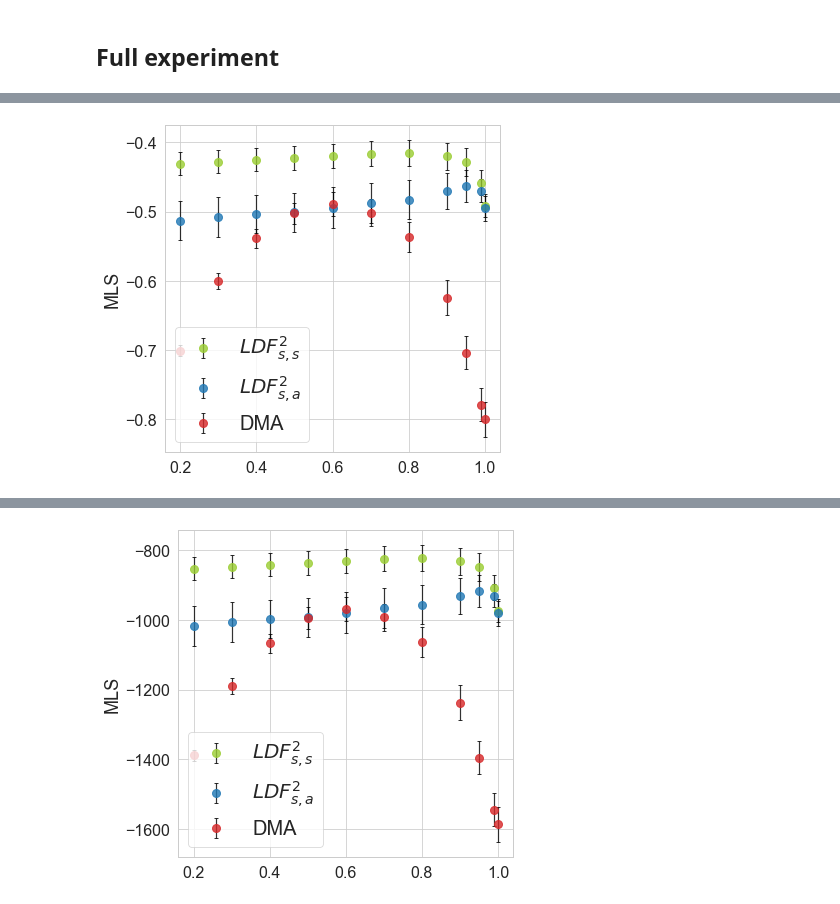
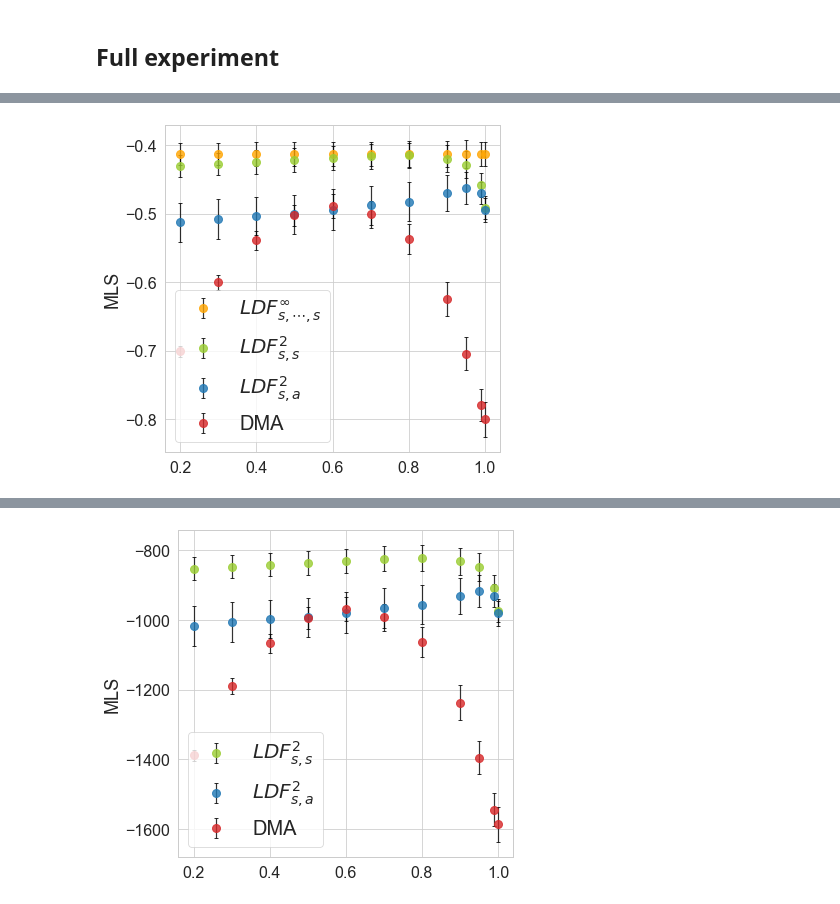
Before and after one commit to dbernaciak/ldf, a Jupyter notebook: notebooks/simulation_study.ipynb, the cells around one changed output, grey strips where cells are left out. Saved outputs shown, nothing was run; the diff lists cells and outputs as text; code cells hidden in the pictures.

```diff
--- a/notebooks/simulation_study.ipynb
+++ b/notebooks/simulation_study.ipynb
@@ -257,0 +399,3 @@ np.log(np.mean(log_lik, axis=1)).sum()
+# %%
+t = 1000
+scales = [np.array([(deco_quantiles[t, :, 0][-i-1] - deco_quantiles[t, :, 0][i]) / (2 * norm.ppf(0.975 - i*0.025)) for i in range(19)]).mean() for t in range(2001)]
@@ -257,0 +408,11 @@ np.log(np.mean(log_lik, axis=1)).sum()
+# %%
+false_idx = (pd.DataFrame(deco_quantiles[:,:,0]).T < y).idxmin(axis=0) # first index with false. If 0 then all are true or all are false
+deco_log_lik = np.empty(T)
+for i in range(T):
+    if false_idx[i] == 0:
+        if (pd.DataFrame(deco_quantiles[:,:,0]).T < y)[i].sum() > 1:
+            deco_log_lik[i] = np.log(0.025 / (pd.DataFrame(deco_quantiles[:,:,0]).T[i].iloc[-1] - pd.DataFrame(deco_quantiles[:,:,0]).T[i].iloc[-2]))
+        else:
+            deco_log_lik[i] = np.log(0.025 / (pd.DataFrame(deco_quantiles[:,:,0]).T[i].iloc[1] - pd.DataFrame(deco_quantiles[:,:,0]).T[i].iloc[0]))
+    else:
+        deco_log_lik[i] = np.log(0.025 / (pd.DataFrame(deco_quantiles[:,:,0]).T[i].iloc[false_idx[i]] - pd.DataFrame(deco_quantiles[:,:,0]).T[i].iloc[false_idx[i]-1]))
@@ -264,10 +463,10 @@ results_cumulative = {"bma": [], "avg": []}
 # results = {"bma": []}
 num_runs = 10
 windows = [5] # rolling window length
-ns = [1, 2, 3, 4, 5, 6] # [1] #
+ns = [1] # [1, 2, 3, 4, 5, 6] # [1] #
 discount_factors = np.array([1, 0.99, 0.95, 0.9, 0.8, 0.7, 0.6, 0.5, 0.4, 0.3, 0.2, 0.001])
 c = 10**-20
-
+#perfect_forecast = []
 # dense settings
 #alphas = np.linspace(0.2, 1.0, 81)
 #deltas = np.linspace(0.2, 1.0, 81)
@@ -279,7 +478,7 @@ for run in tqdm(range(num_runs)):
     levels = levels # generate_levels2() # levels #generate_levels2()
     forecasts, y = get_forecasts(levels)
     forecasts_lik = norm.pdf(y, loc=forecasts, scale=sigma_y)
-
+    #perfect_forecast.append(norm.pdf(y, loc=levels+st.norm.rvs(size=T, scale=3), scale=sigma_y))
     for n in ns:
         comb = list(set(itertools.combinations(np.arange(K), n)))
         comb = [list(t) for t in comb]
@@ -289,7 +488,8 @@ for run in tqdm(range(num_runs)):
         results_cumulative["avg"].append(np.log(forecasts_lik.mean(axis=0))[20:].sum())
         for rolling_window_length in windows:
             max_idx = avg_forecasts_loglik.rolling(rolling_window_length, min_periods=rolling_window_length, axis=1).sum().idxmax()
-            best_n_loglik = np.asarray([avg_forecasts_loglik.loc[idx][j+1] for idx, j in zip(max_idx[19:], avg_forecasts_loglik.columns[19:-1])])
+            best_n_loglik = np.asarray([avg_forecasts_loglik.loc[idx][j] for idx, j in zip(max_idx[-1981-1:-1], avg_forecasts_loglik.columns[20:])])
+            #best_n_loglik = np.asarray([avg_forecasts_loglik.loc[idx][j+1] for idx, j in zip(max_idx[19:], avg_forecasts_loglik.columns[19:-1])])
             if "avg_" + str(n) + "_" + str(rolling_window_length) not in results.keys():
                 results["avg_" + str(n) + "_" + str(rolling_window_length)] = []
                 results_cumulative["avg_" + str(n) + "_" + str(rolling_window_length)] = []
@@ -314,7 +514,18 @@ for run in tqdm(range(num_runs)):
             results_cumulative["ldfs_" + str(delta)] = []
         results["ldfs_" + str(delta)].append(res["logscores"][j][19:].mean())
         results_cumulative["ldfs_" + str(delta)].append(res["logscores"][j][19:].sum())
-
+    ######
+    n = 20
+    discount_fac = [discount_factors] * n
+    activation_functions = ['softmax'] * n
+    res = ldf(log_likelihoods, levels=n, discount_factors=discount_fac, activation_functions=activation_functions, c=c)
+    for j, delta in enumerate(discount_factors):
+        if "ldfss_" + str(delta) not in results.keys():
+            results["ldfss_" + str(delta)] = []
+            results_cumulative["ldfss_" + str(delta)] = []
+        results["ldfss_" + str(delta)].append(res["logscores"][j][19:].mean())
+        results_cumulative["ldfss_" + str(delta)].append(res["logscores"][j][19:].sum())
+    ######
     bma_res = ldf(log_likelihoods, levels=2, discount_factors=[1, 1], activation_functions=["softmax", "argmax"], c=0)
     results["bma"].append(bma_res["logscores"][0][19:].mean())
     results_cumulative["bma"].append(bma_res["logscores"][0][19:].sum())
@@ -352,18 +563,24 @@ df_res1.style.format("{:.2f}")
 # %%
 ldfa_df = df_res1[df_res1.index.str.contains("ldfa")]
 ldfa_df.index = [float(i[1]) for i in ldfa_df.index.str.split("_")]
-ldfs_df = df_res1[df_res1.index.str.contains("ldfs")]
+ldfs_df = df_res1[df_res1.index.str.contains("ldfs_")]
 ldfs_df.index = [float(i[1]) for i in ldfs_df.index.str.split("_")]
+
+ldfss_df = df_res1[df_res1.index.str.contains("ldfss")]
+ldfss_df.index = [float(i[1]) for i in ldfss_df.index.str.split("_")]
+
 dma_df = df_res1[df_res1.index.str.contains("dma")]
 dma_df.index = [float(i[1]) for i in dma_df.index.str.split("_")]
 fig, ax = plt.subplots(1, 1, figsize=(6,6))
+ax.errorbar(ldfs_df.index.to_list()[:-1], ldfss_df["mean"].to_list()[:-1], yerr=ldfs_df["std"].to_list()[:-1], fmt='o', color='orange', ecolor='black', label="$LDF_{s, \cdots, s}^{\infty}$", markersize=8, alpha=0.8)
 ax.errorbar(ldfs_df.index.to_list()[:-1], ldfs_df["mean"].to_list()[:-1], yerr=ldfs_df["std"].to_list()[:-1], fmt='o', color='yellowgreen', ecolor='black', label="$LDF_{s, s}^2$", markersize=8, alpha=0.8)
 ax.errorbar(ldfa_df.index.to_list()[:-1], ldfa_df["mean"].to_list()[:-1], yerr=ldfa_df["std"].to_list()[:-1], fmt='o', color='tab:blue', ecolor='black', label="$LDF_{s, a}^2$", markersize=8, alpha=0.8)
 ax.errorbar(dma_df.index.to_list()[:-1], dma_df["mean"].to_list()[:-1], yerr=dma_df["std"].to_list()[:-1], fmt='o', color='tab:red', ecolor='black', label="DMA", markersize=8, alpha=0.8)
 ax.set_ylabel(r"MLS")
 ax.legend(loc="lower left");
+fig.savefig("simulation_delta_alpha.pdf")
 # %% [output]
-[figure, old version]
+[figure, new version]
 # %%
 results_cumulative["avg"] = np.unique(np.array(results_cumulative["avg"]))
 # %%
```
Also changed, not shown: parts of 42 cells of this notebook, 1 other file.
